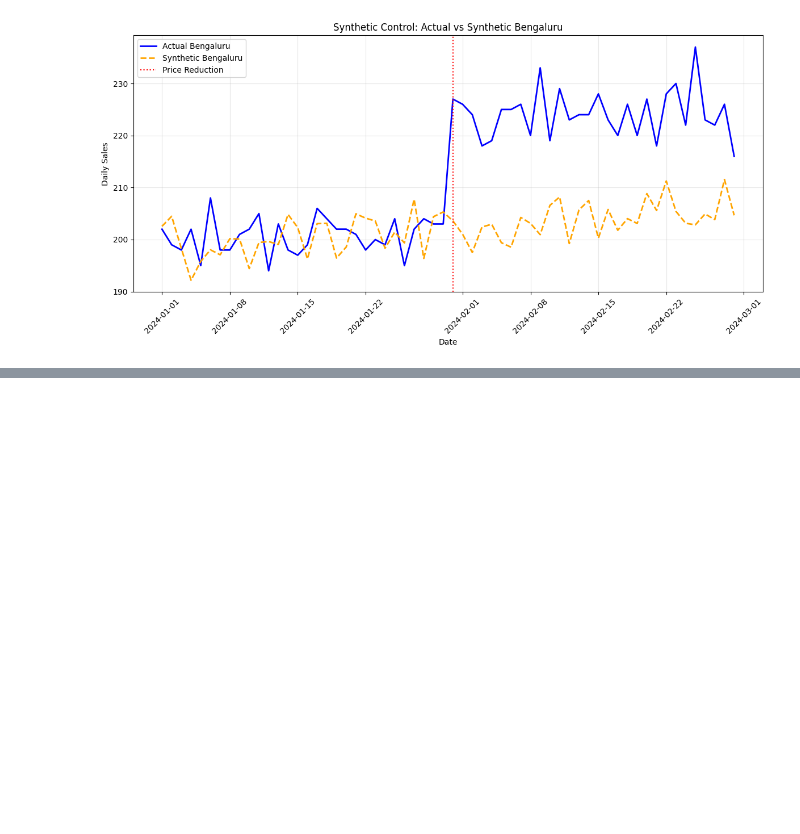
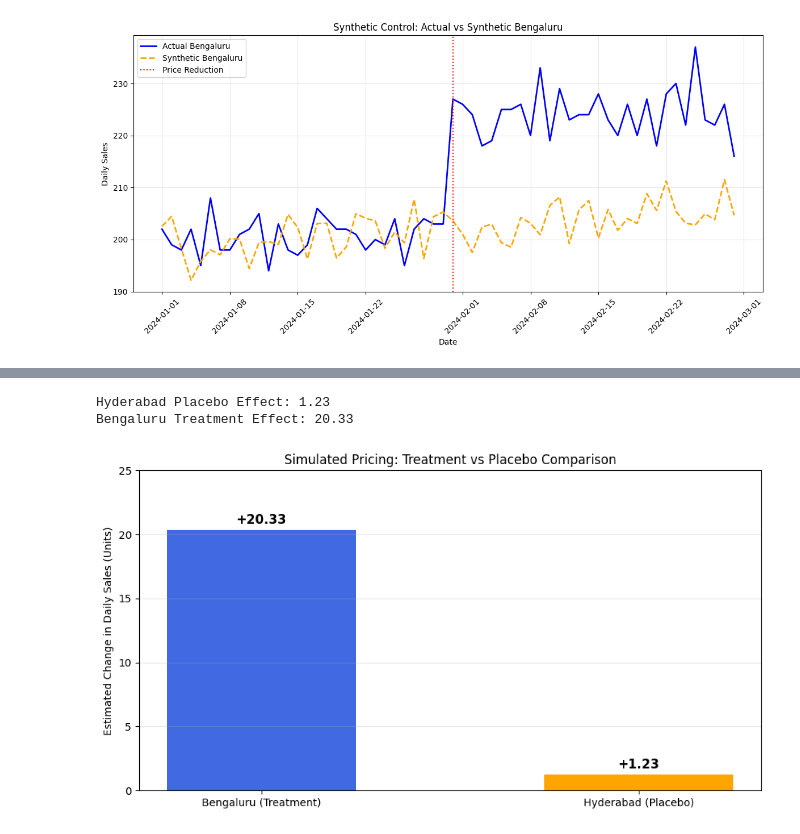
Before and after one commit to ShrinidhiUshetty/algorithmic-pricing-analysis, a Jupyter notebook: notebooks/02_causal_inference.ipynb, the cells around one changed output, grey strips where cells are left out. Drawn from its saved outputs; the diff is of its cells as text; code cells hidden in the pictures; blank space fills up the shorter version.

```diff
--- a/notebooks/02_causal_inference.ipynb
+++ b/notebooks/02_causal_inference.ipynb
@@ -457,0 +513,60 @@ plt.show()
+# %%
+# Placebo test for Hyderabad
+
+placebo_pre = sales_pivot.loc[
+    sales_pivot.index < "2024-01-31"
+]
+
+placebo_post = sales_pivot.loc[
+    sales_pivot.index >= "2024-01-31"
+]
+
+# Compare Hyderabad with another untreated region
+placebo_gap = (
+    sales_pivot["Hyderabad"]
+    - sales_pivot["Pune"]
+)
+
+placebo_effect = (
+    placebo_gap.loc[placebo_gap.index >= "2024-01-31"].mean()
+    - placebo_gap.loc[placebo_gap.index < "2024-01-31"].mean()
+)
+
+print("Hyderabad Placebo Effect:", round(placebo_effect, 2))
+print("Bengaluru Treatment Effect:", round(average_effect, 2))
+# %% [output]
+Hyderabad Placebo Effect: 1.23
+Bengaluru Treatment Effect: 20.33
+# %%
+import matplotlib.pyplot as plt
+
+regions = ["Bengaluru (Treatment)", "Hyderabad (Placebo)"]
+effects = [average_effect, placebo_effect]
+
+plt.figure(figsize=(9, 5))
+
+bars = plt.bar(
+    regions,
+    effects,
+    color=["royalblue", "orange"],
+    width=0.5
+)
+
+for bar, effect in zip(bars, effects):
+    plt.text(
+        bar.get_x() + bar.get_width() / 2,
+        bar.get_height() + 0.5,
+        f"+{effect:.2f}",
+        ha="center",
+        fontsize=12,
+        fontweight="bold"
+    )
+
+plt.title("Simulated Pricing: Treatment vs Placebo Comparison")
+plt.ylabel("Estimated Change in Daily Sales (Units)")
+plt.ylim(0, 25)
+plt.grid(axis="y", alpha=0.3)
+plt.tight_layout()
+plt.show()
+# %% [output]
+[figure, added]
```
Also changed, not shown: parts of 8 cells of this notebook.
